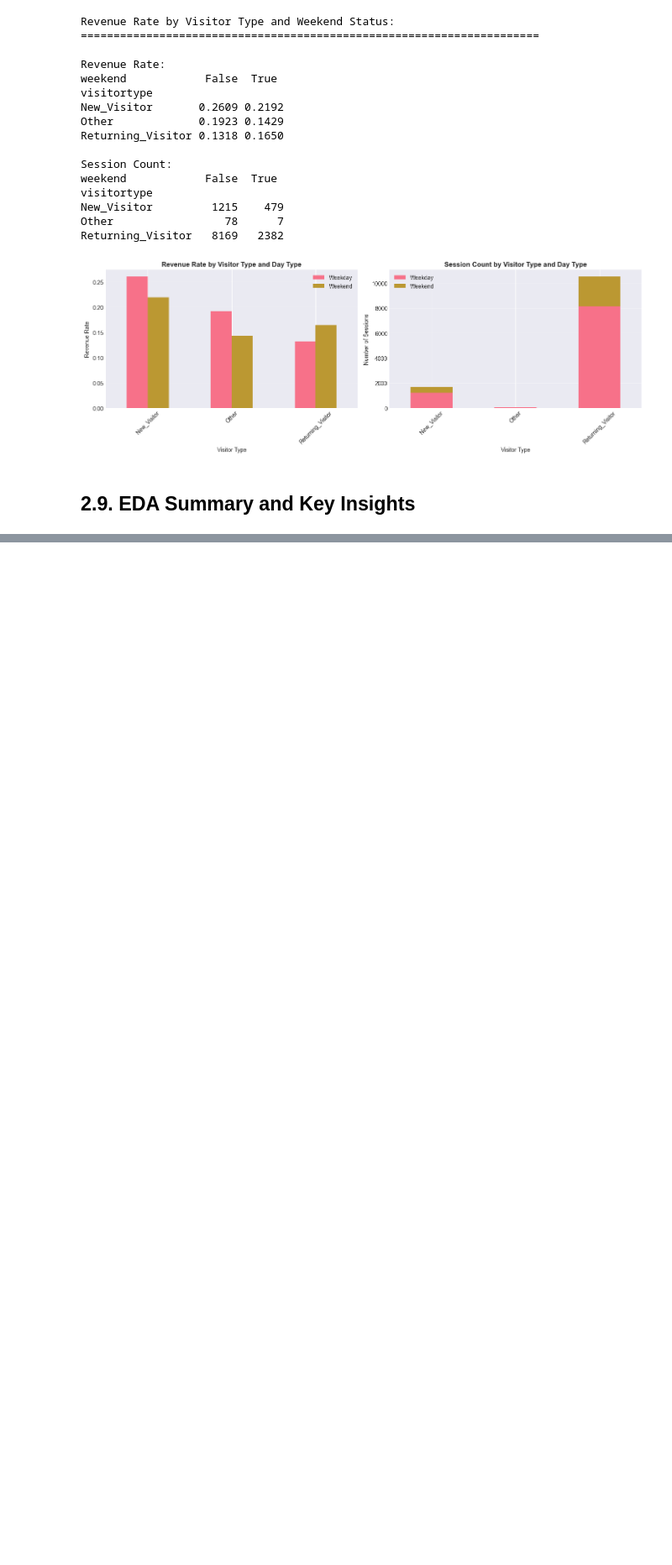
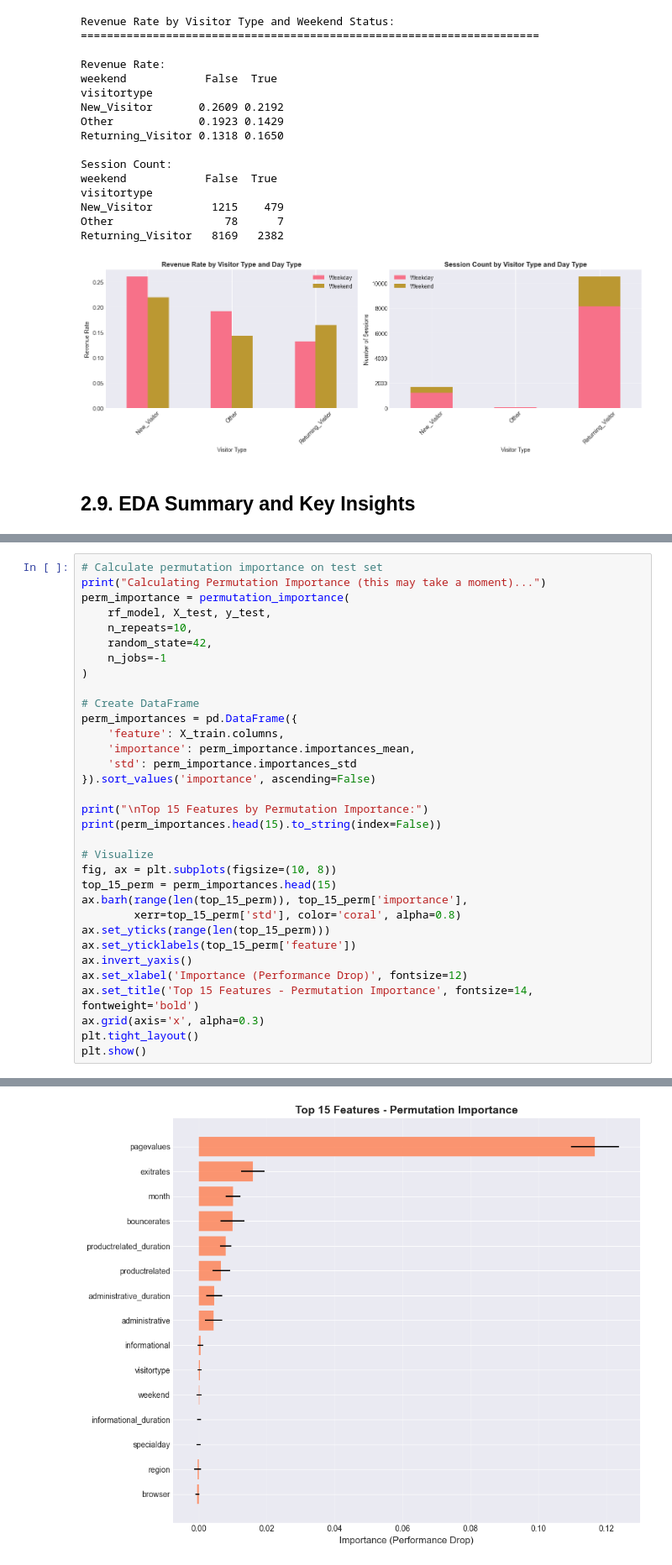
Before and after one commit to dimdimlv/ml_zoomcamp_midterm_project, a Jupyter notebook: notebooks/notebook.ipynb, the cells around one changed output, grey strips where cells are left out. Shown at 84% size. Cells and saved outputs as stored; diff of their text form; blank space fills up the shorter version.

```diff
--- a/notebooks/notebook.ipynb
+++ b/notebooks/notebook.ipynb
@@ -1648,0 +1761,34 @@ Returning_Visitor   8169   2382
+# %%
+# Calculate permutation importance on test set
+print("Calculating Permutation Importance (this may take a moment)...")
+perm_importance = permutation_importance(
+    rf_model, X_test, y_test,
+    n_repeats=10,
+    random_state=42,
+    n_jobs=-1
+)
+
+# Create DataFrame
+perm_importances = pd.DataFrame({
+    'feature': X_train.columns,
+    'importance': perm_importance.importances_mean,
+    'std': perm_importance.importances_std
+}).sort_values('importance', ascending=False)
+
+print("\nTop 15 Features by Permutation Importance:")
+print(perm_importances.head(15).to_string(index=False))
+
+# Visualize
+fig, ax = plt.subplots(figsize=(10, 8))
+top_15_perm = perm_importances.head(15)
+ax.barh(range(len(top_15_perm)), top_15_perm['importance'],
+        xerr=top_15_perm['std'], color='coral', alpha=0.8)
+ax.set_yticks(range(len(top_15_perm)))
+ax.set_yticklabels(top_15_perm['feature'])
+ax.invert_yaxis()
+ax.set_xlabel('Importance (Performance Drop)', fontsize=12)
+ax.set_title('Top 15 Features - Permutation Importance', fontsize=14, fontweight='bold')
+ax.grid(axis='x', alpha=0.3)
+plt.tight_layout()
+plt.show()
+# %% [output]
@@ -1648,0 +1814 @@ Returning_Visitor   8169   2382
+[figure, added]
```
Also changed, not shown: parts of 18 cells of this notebook.
